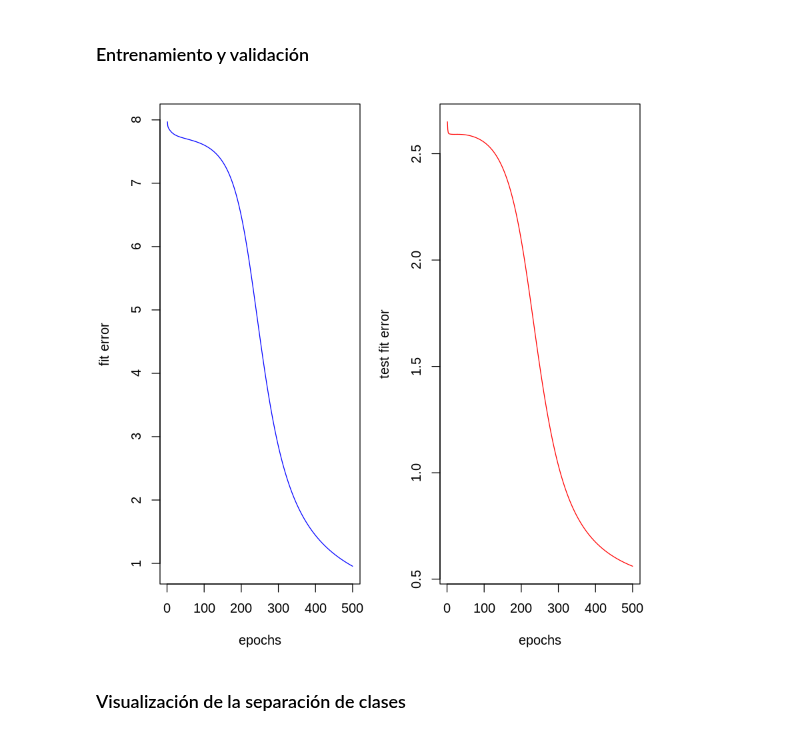
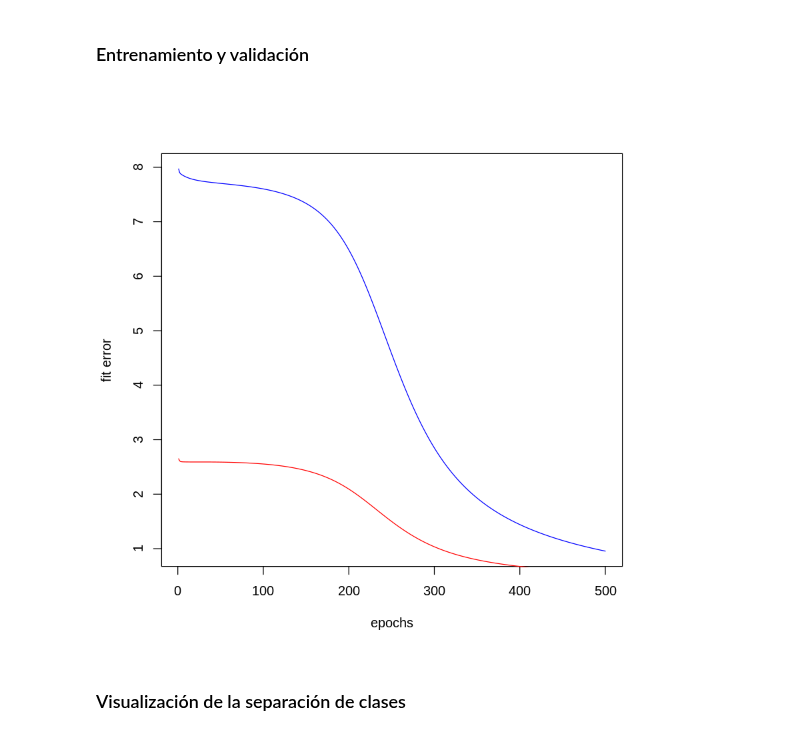
Before and after one commit to yerartdev/m1969-machine-learning-i, a Jupyter notebook: deliverable/tarea-01/m1969-tarea-01-mlp.ipynb, the cells around one changed output. Cells and saved outputs as stored; diff of their text form; code cells hidden in the pictures.

Commit message:
NN Entregable Tarea 01: optimización de hiperparámetro tasa de aprendizaje; me de dado cuenta de que el error de test sale menor que el error de train (?)

```diff
--- a/deliverable/tarea-01/m1969-tarea-01-mlp.ipynb
+++ b/deliverable/tarea-01/m1969-tarea-01-mlp.ipynb
@@ -166,15 +166,15 @@ modelo <- mi_mlp(y = circle_train$class,
                  y_test = circle_test$class)
 # %%
 #::GMG::Visualizo el error de entrenamiento y test a lo largo de las épocas
-par(mfrow=c(1,2), mar = c(4,4,1,1))
+#par(mfrow=c(1,2), mar = c(4,4,1,1))
 plot(modelo$error_tr,
      xlab = 'epochs', ylab = 'fit error',
      type = 'l', col = 'blue')
-plot(modelo$error_tt,
-     xlab = 'epochs', ylab = 'test fit error',
+points(modelo$error_tt,
+     #xlab = 'epochs', ylab = 'test fit error',
      type = 'l', col = 'red')
 # %% [output]
-[figure, old version]
+[figure, new version]
 # %% [markdown]
 ### Visualización de la separación de clases
 # %%
```
Also changed, not shown: parts of 4 cells of this notebook.
